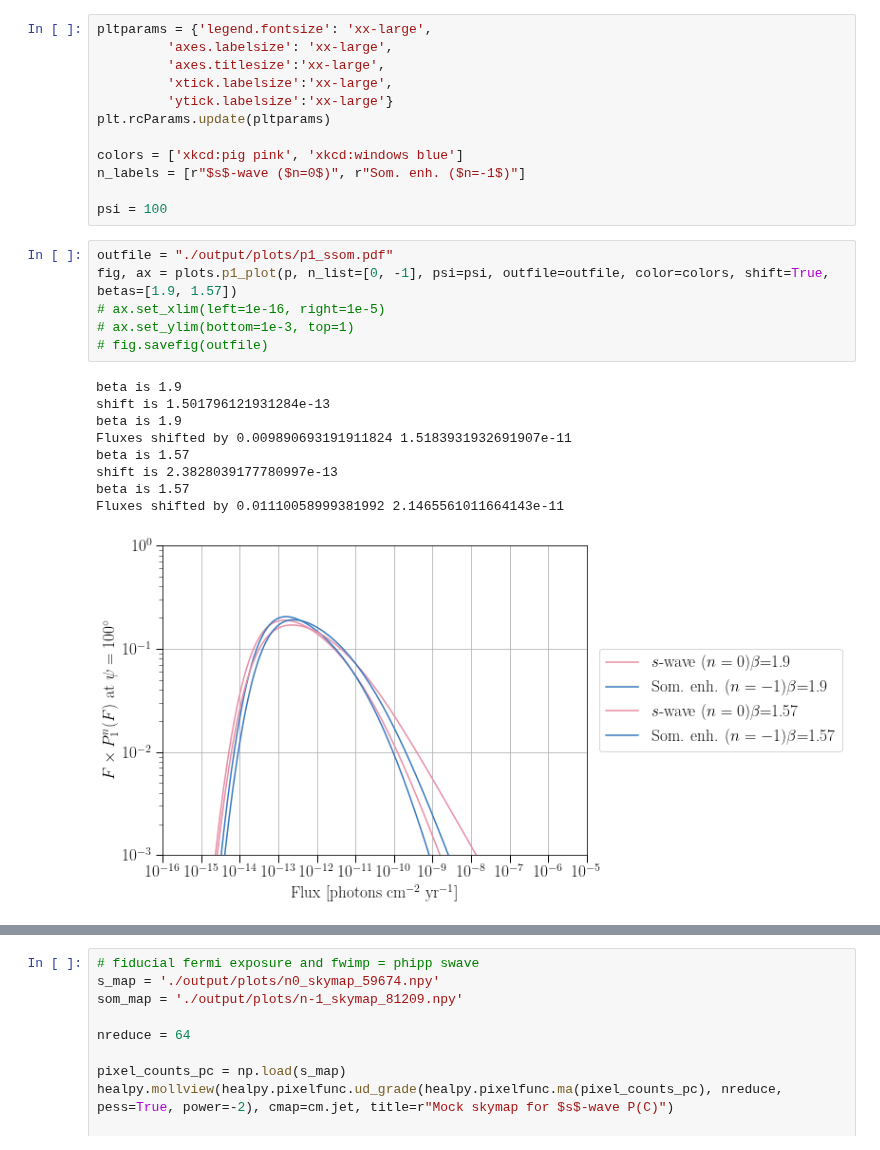
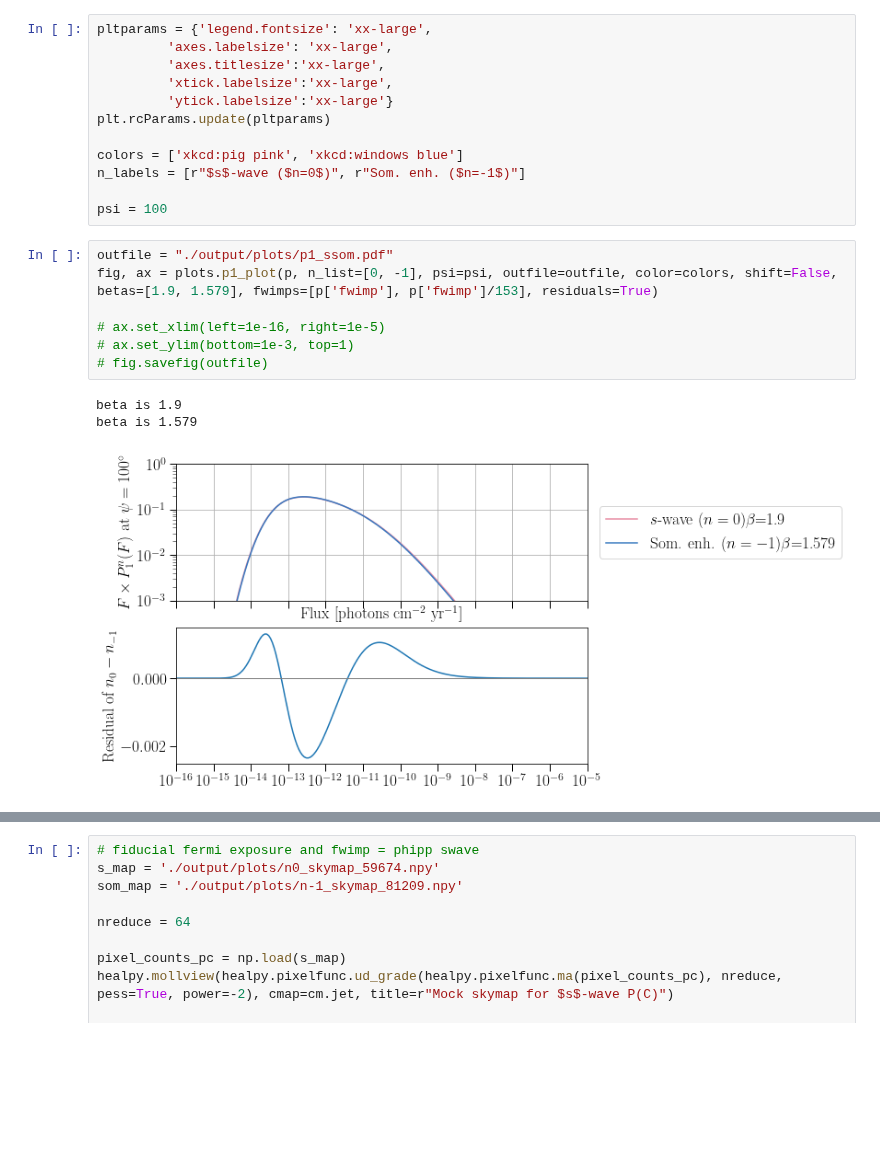
Before and after one commit to runburg/dm_gal_substructure, a Jupyter notebook: paper_plots.ipynb, the cells around one changed output, grey strips where cells are left out. Saved outputs shown, nothing was run; the diff lists cells and outputs as text; blank space fills up the shorter version.

```diff
--- a/paper_plots.ipynb
+++ b/paper_plots.ipynb
@@ -52,20 +54,15 @@ n_labels = [r"$s$-wave ($n=0$)", r"Som. enh. ($n=-1$)"]
 psi = 100
 # %%
 outfile = "./output/plots/p1_ssom.pdf"
-fig, ax = plots.p1_plot(p, n_list=[0, -1], psi=psi, outfile=outfile, color=colors, shift=True, betas=[1.9, 1.57])
+fig, ax = plots.p1_plot(p, n_list=[0, -1], psi=psi, outfile=outfile, color=colors, shift=False, betas=[1.9, 1.579], fwimps=[p['fwimp'], p['fwimp']/153], residuals=True)
+
 # ax.set_xlim(left=1e-16, right=1e-5)
 # ax.set_ylim(bottom=1e-3, top=1)
 # fig.savefig(outfile)
 # %% [output]
 beta is 1.9
-shift is 1.501796121931284e-13
-beta is 1.9
-Fluxes shifted by 0.009890693191911824 1.5183931932691907e-11
-beta is 1.57
-shift is 2.3828039177780997e-13
-beta is 1.57
-Fluxes shifted by 0.01110058999381992 2.1465561011664143e-11
+beta is 1.579
-[figure, old version]
+[figure, new version]
 # %%
 fig, ax = plt.subplots(figsize=(8, 6))
 lss = iter(['-', '--', ':', '-.'])
```
Also changed, not shown: parts of 5 cells of this notebook, 10 other files.
